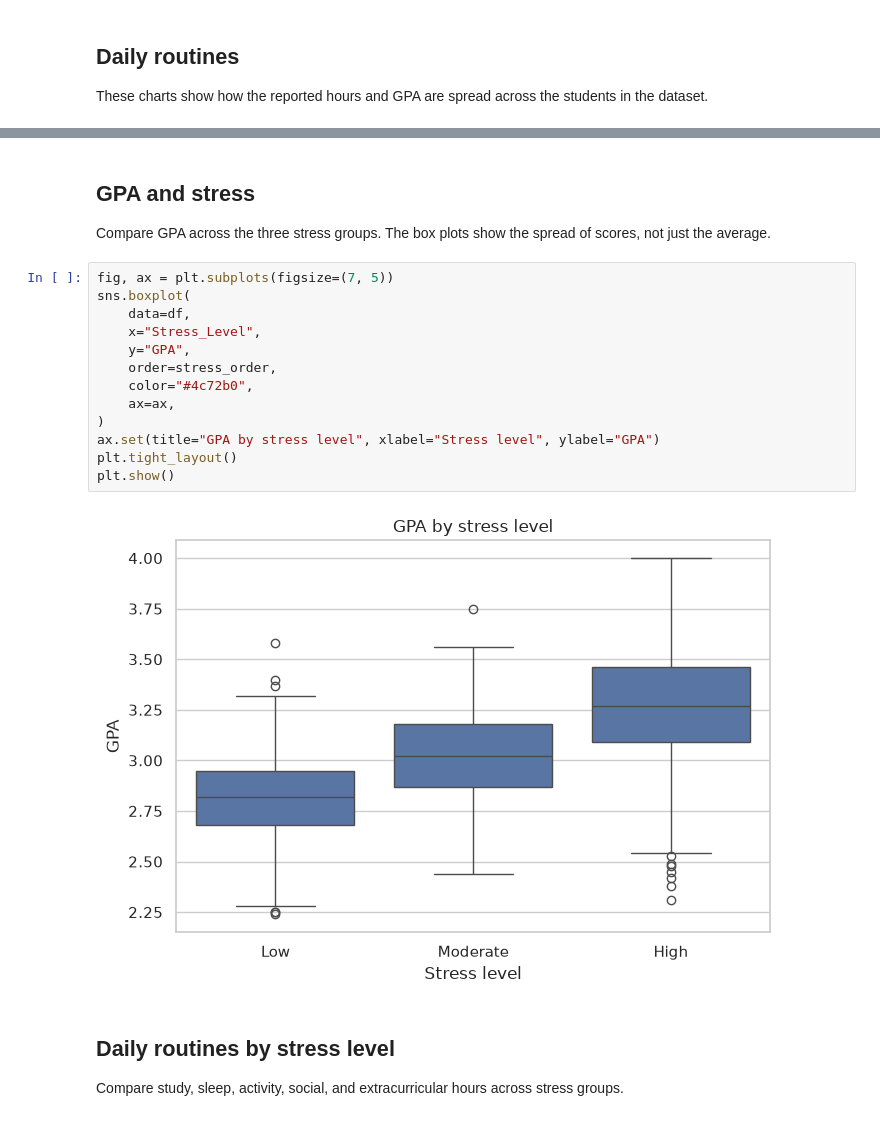
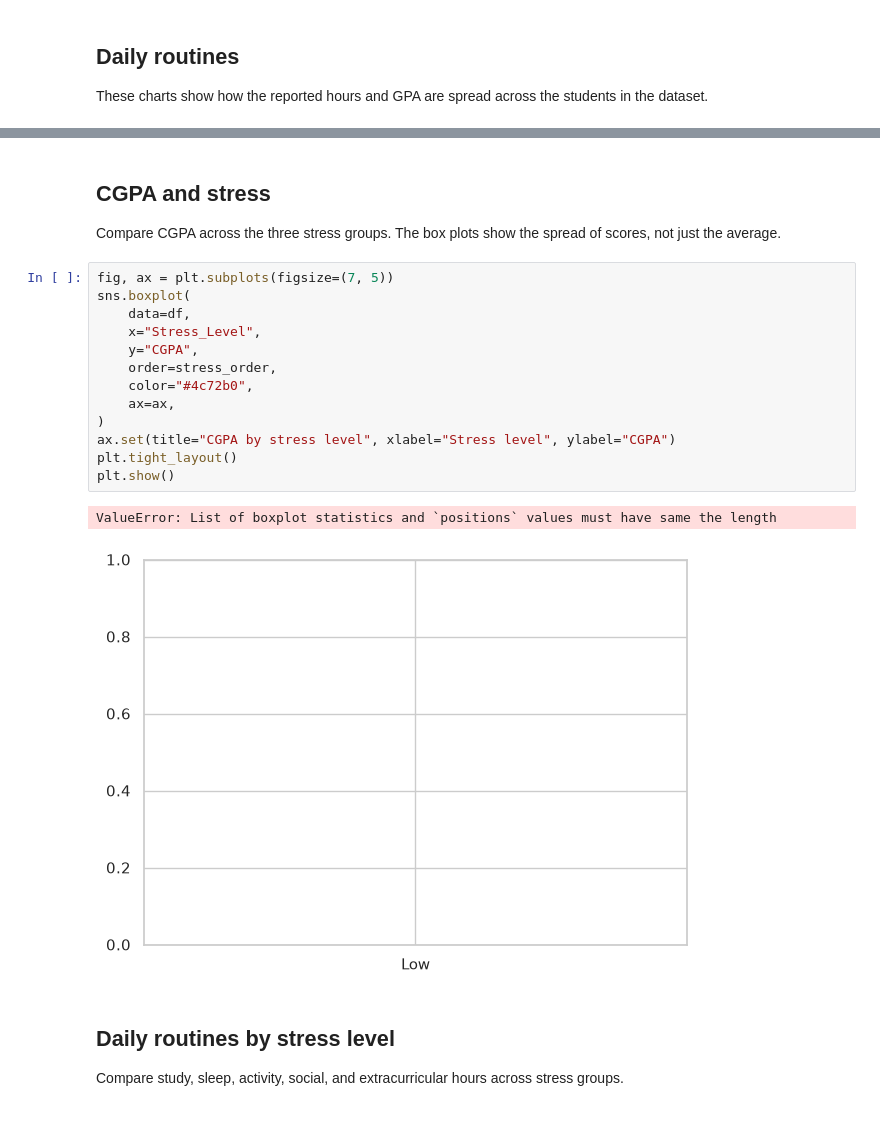
Before and after one commit to svschakri/CS-215-DAI_project, a Jupyter notebook: analysis.ipynb, the cells around one changed output, grey strips where cells are left out. Cells and saved outputs as stored; diff of their text form.

```diff
--- a/analysis.ipynb
+++ b/analysis.ipynb
@@ -81,24 +82,25 @@ plt.show()
 # %% [output]
 [figure]
 # %% [markdown]
-## GPA and stress
+## CGPA and stress
 
-Compare GPA across the three stress groups. The box plots show the spread of scores, not just the average.
+Compare CGPA across the three stress groups. The box plots show the spread of scores, not just the average.
 # %%
 fig, ax = plt.subplots(figsize=(7, 5))
 sns.boxplot(
     data=df,
     x="Stress_Level",
-    y="GPA",
+    y="CGPA",
     order=stress_order,
     color="#4c72b0",
     ax=ax,
 )
-ax.set(title="GPA by stress level", xlabel="Stress level", ylabel="GPA")
+ax.set(title="CGPA by stress level", xlabel="Stress level", ylabel="CGPA")
 plt.tight_layout()
 plt.show()
 # %% [output]
+ValueError: List of boxplot statistics and `positions` values must have same the length
-[figure, old version]
+[figure, new version]
 # %% [markdown]
 ## Daily routines by stress level
 
```
Also changed, not shown: parts of 6 cells of this notebook.
